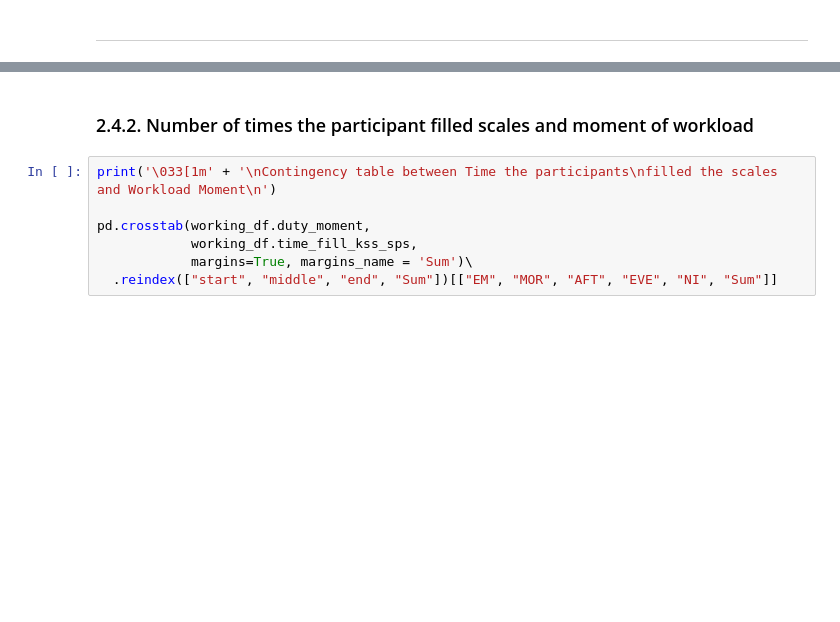
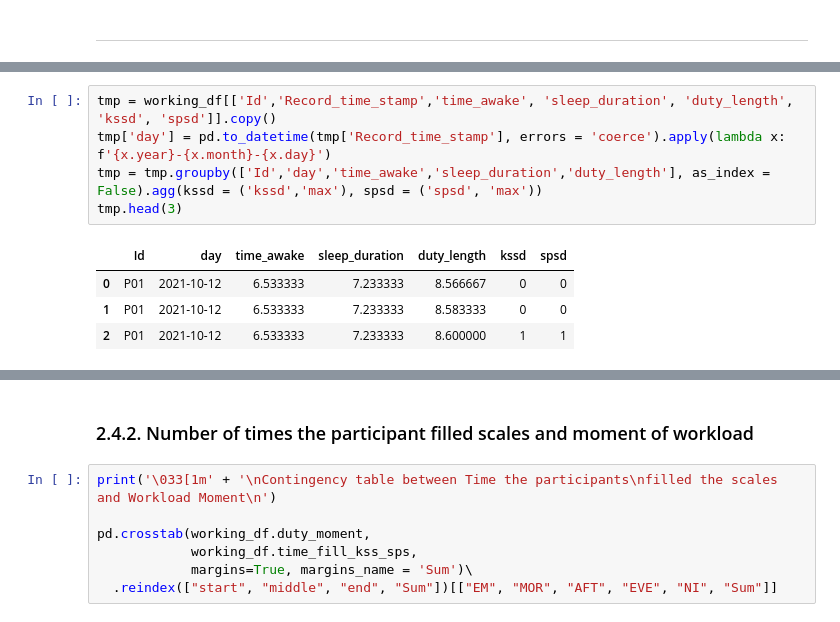
Before and after one commit to jlpscampos/Perception-of-Excessive-Sleepiness-and-Severe-Fatigue-in-Civil-Aviation-Pilots, a Jupyter notebook: Exploratory_Data_Analysis.ipynb, the cells around one changed output, grey strips where cells are left out. Saved outputs shown, nothing was run; the diff lists cells and outputs as text; blank space fills up the shorter version.

```diff
--- a/Exploratory_Data_Analysis.ipynb
+++ b/Exploratory_Data_Analysis.ipynb
@@ -613,0 +642,10 @@ plt.show()
+# %%
+tmp = working_df[['Id','Record_time_stamp','time_awake', 'sleep_duration', 'duty_length', 'kssd', 'spsd']].copy()
+tmp['day'] = pd.to_datetime(tmp['Record_time_stamp'], errors = 'coerce').apply(lambda x: f'{x.year}-{x.month}-{x.day}')
+tmp = tmp.groupby(['Id','day','time_awake','sleep_duration','duty_length'], as_index = False).agg(kssd = ('kssd','max'), spsd = ('spsd', 'max'))
+tmp.head(3)
+# %% [output]
+|  | Id | day | time_awake | sleep_duration | duty_length | kssd | spsd |
+| 0 | P01 | 2021-10-12 | 6.533333 | 7.233333 | 8.566667 | 0 | 0 |
+| 1 | P01 | 2021-10-12 | 6.533333 | 7.233333 | 8.583333 | 0 | 0 |
+| 2 | P01 | 2021-10-12 | 6.533333 | 7.233333 | 8.600000 | 1 | 1 |
```
Also changed, not shown: parts of 21 cells of this notebook, 3 other files.
